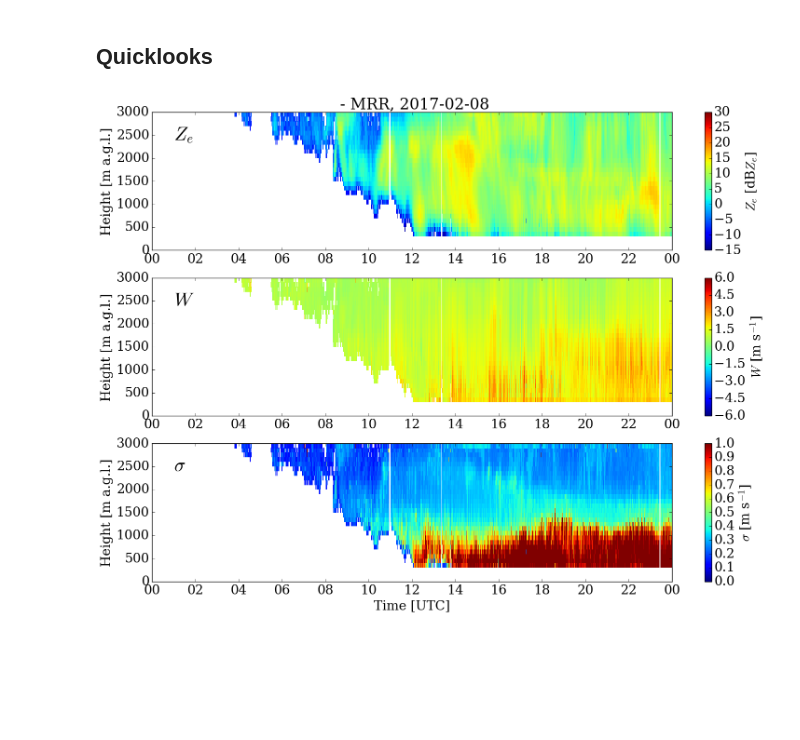
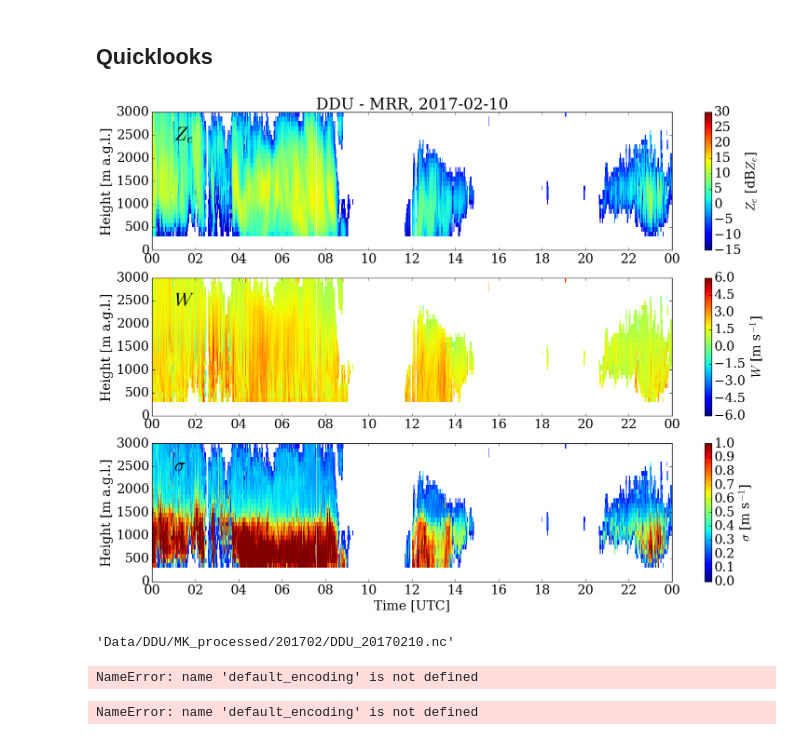
Before and after one commit to cduranalarcon/MRR_DDU, a Jupyter notebook: MRR_processing_test.ipynb, the cells around one changed output. Saved outputs shown, nothing was run; the diff lists cells and outputs as text; code cells hidden in the pictures; blank space fills up the shorter version.

```diff
--- a/MRR_processing_test.ipynb
+++ b/MRR_processing_test.ipynb
@@ -42,13 +47,9 @@ except:
 # %%
-years =  [2017] # e.g.  [2014];  [2014,2015];  range(2014,2016)
-months = [2] # e.g.  [12];  [4,5,6];  range(1,13)
-days  = [10]#range(8,9)# e.g.  [1];  [1,2,4];  range(1,5)
-
 for year in years:
     for month in months:
         for day in days:
             file_in = path+"RawSpectra/"+str(year)+str(month).zfill(2)+"/"+str(month).zfill(2)+str(day).zfill(2)+".raw"
-            file_out = path+"MK_processed/"+str(year)+str(month).zfill(2)+"/"+name_station+"_"+str(2014)+str(month).zfill(2)+str(day).zfill(2)+".nc"
+            file_out = path+"MK_processed/"+str(year)+str(month).zfill(2)+"/"+name_station+"_"+str(year)+str(month).zfill(2)+str(day).zfill(2)+".nc"
             temp_file = path+"temp/rawfile.raw"
 
             if (os.path.isfile(file_in) == True): #Processes the data only once
@@ -89,28 +74,56 @@ No Data at 2017-02-10 22:39:00
 # %% [markdown]
 ## Quicklooks
 # %%
-years =  [2017] # e.g.  [2014];  [2014,2015];  range(2014,2016)
-months = [2] # e.g.  [12];  [4,5,6];  range(1,13)
-days  = range(8,9)# e.g.  [1];  [1,2,4];  range(1,5)
-
 for year in years:
     for month in months:
         for day in days:
-            file_in = path+"MK_processed/"+str(year)+str(month).zfill(2)+"/"+name_station+"_"+str(2014)+str(month).zfill(2)+str(day).zfill(2)+".nc"
+            file_in = path+"MK_processed/"+str(year)+str(month).zfill(2)+"/"+name_station+"_"+str(year)+str(month).zfill(2)+str(day).zfill(2)+".nc"
             fig_out = path+"Plots/"+str(year)+str(month).zfill(2)+"/"+name_station+"_"+str(year)+str(month).zfill(2)+str(day).zfill(2)
 
             if (os.path.isfile(file_in) == True): #Processes the data only once
 
                 if (os.path.isfile(fig_out) == False):
 
                     if os.path.exists(os.path.dirname(fig_out)) == False: os.mkdir(os.path.dirname(fig_out))
 
-                    MRRQlooks(file_in, fig_out,year, month, day, Ze_ranges = [-15, 30], W_ranges = [-6, 6], SW_ranges = [0, 1], format='png',dpi=300)
+                    MRRQlooks(file_in, fig_out,year, month, day, Ze_ranges = [-15, 30], W_ranges = [-6, 6], SW_ranges = [0, 1], format='png',dpi=300, name_station = name_station)
                     pylab.show()
 
                 else:
                     print "Figure ready "+str(year)+"/"+str(month).zfill(2)+"/"+str(day).zfill(2)
             else:
                 print "NetCDF file not found "+str(year)+"/"+str(month).zfill(2)+"/"+str(day).zfill(2)
 # %% [output]
-[figure, old version]
+[figure, new version]
+# %%
+file_in
+# %% [output]
+'Data/DDU/MK_processed/201702/DDU_20170210.nc'
+# %%
+import sys
+# sys.setdefaultencoding() does not exist, here!
+reload(sys)  # Reload does the trick!
+sys.setdefaultencoding('UTF8')
+Dataset(file_in)
+# %% [output]
+NameError: name 'default_encoding' is not defined
+# %%
+years =  [2017] # e.g.  [2014];  [2014,2015];  range(2014,2016)
+months = [2] # e.g.  [12];  [4,5,6];  range(1,13)
+days  = range(10,11)# e.g.  [1];  [1,2,4];  range(1,5)
+
+for year in years:
+    for month in months:
+        for day in days:
+            file_in = path+"MK_processed/"+str(year)+str(month).zfill(2)+"/"+name_station+"_"+str(year)+str(month).zfill(2)+str(day).zfill(2)+".nc"
+            fig_out = path+"Plots/"+str(year)+str(month).zfill(2)+"/"+name_station+"_"+str(year)+str(month).zfill(2)+str(day).zfill(2)
+
+            if (os.path.isfile(file_in) == True): #Processes the data only once
+
+                if (os.path.isfile(fig_out) == False):
+
+                    ds = Dataset(file_in)
+
+                    print ds
+# %% [output]
+NameError: name 'default_encoding' is not defined
```
Also changed, not shown: parts of 2 cells of this notebook.
